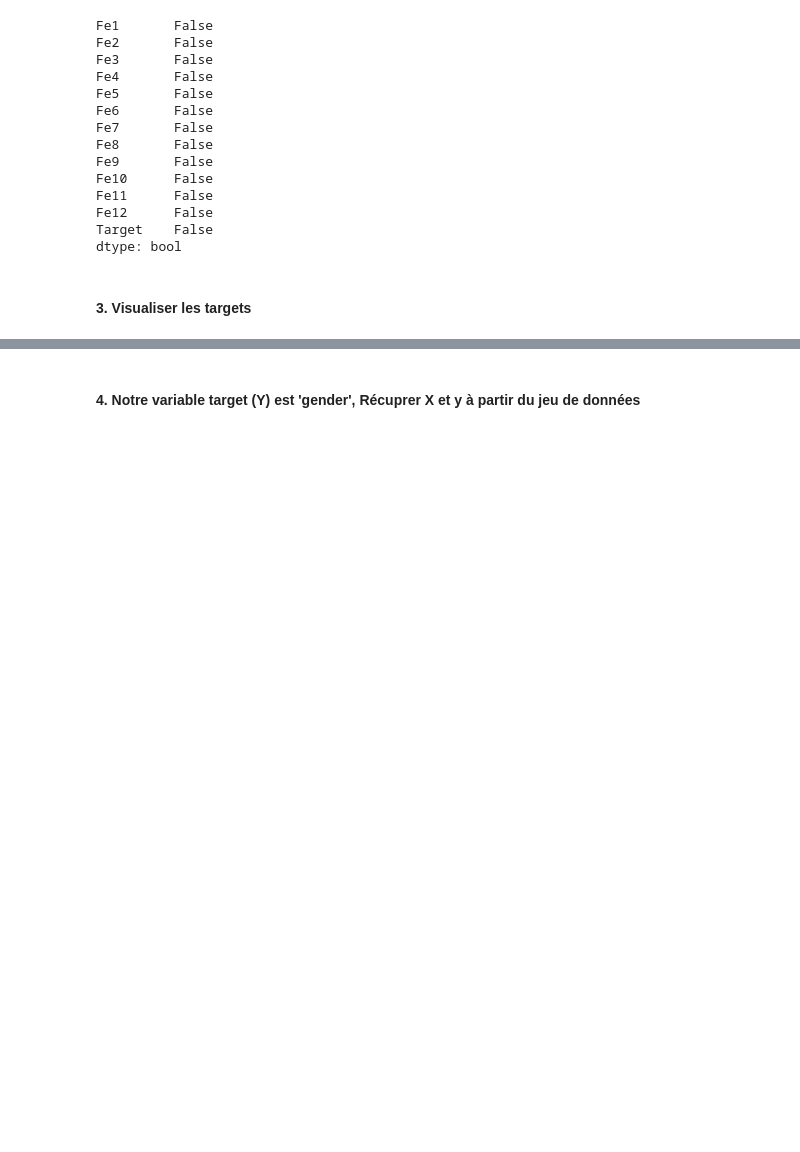
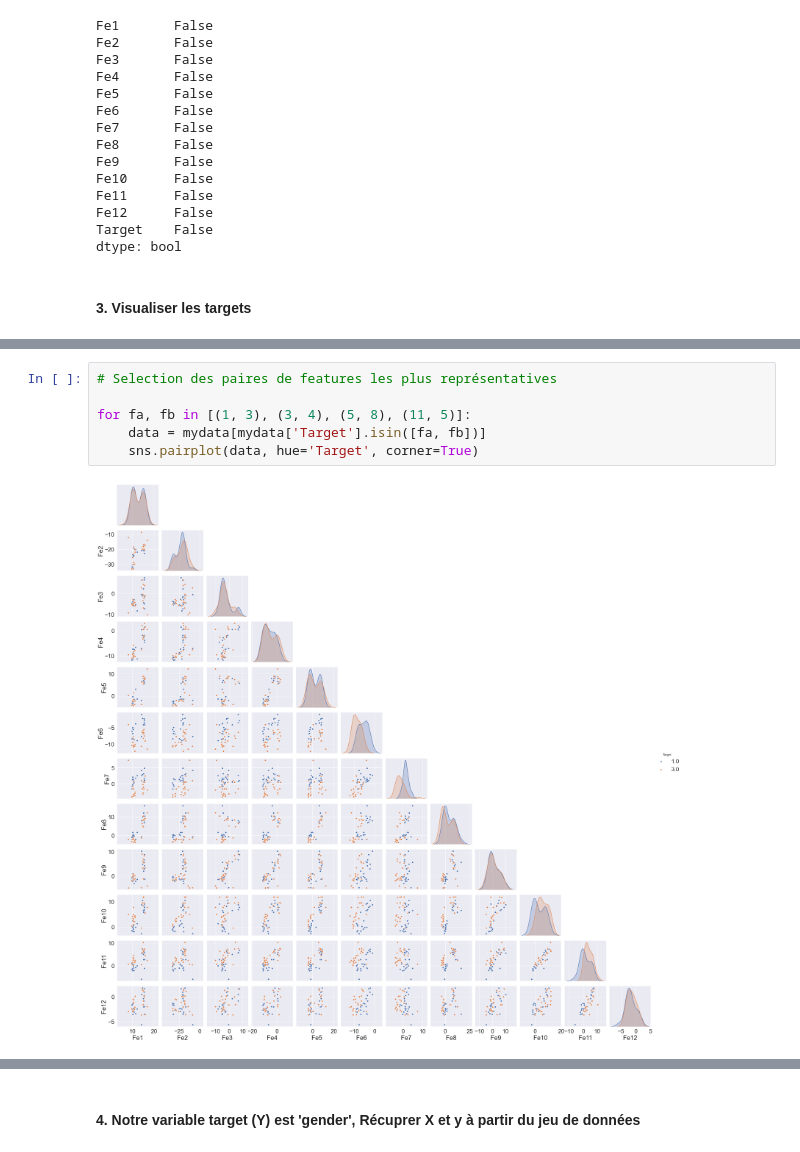
Before and after one commit to Breizhmeiz/AudioDigitsRecognition, a Jupyter notebook: Digits_Recognition_Project/Digits_Recognition_Brief.ipynb, the cells around one changed output, grey strips where cells are left out. Cells and saved outputs as stored; diff of their text form; blank space fills up the shorter version.

```diff
--- a/Digits_Recognition_Project/Digits_Recognition_Brief.ipynb
+++ b/Digits_Recognition_Project/Digits_Recognition_Brief.ipynb
@@ -81,0 +97,8 @@ Name: Target, Length: 230, dtype: float64
+# %%
+# Selection des paires de features les plus représentatives
+
+for fa, fb in [(1, 3), (3, 4), (5, 8), (11, 5)]:
+    data = mydata[mydata['Target'].isin([fa, fb])]
+    sns.pairplot(data, hue='Target', corner=True)
+# %% [output]
+[figure, added]
```
Also changed, not shown: parts of 41 cells of this notebook, 1 other file.
